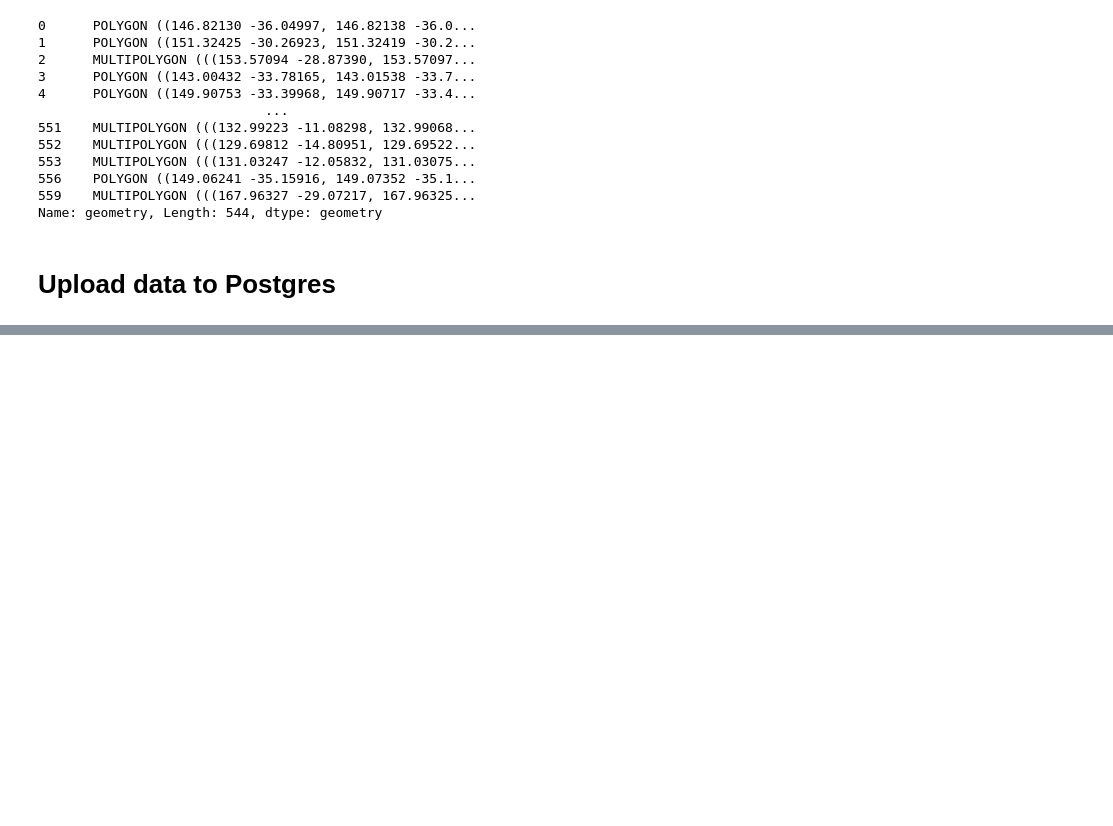
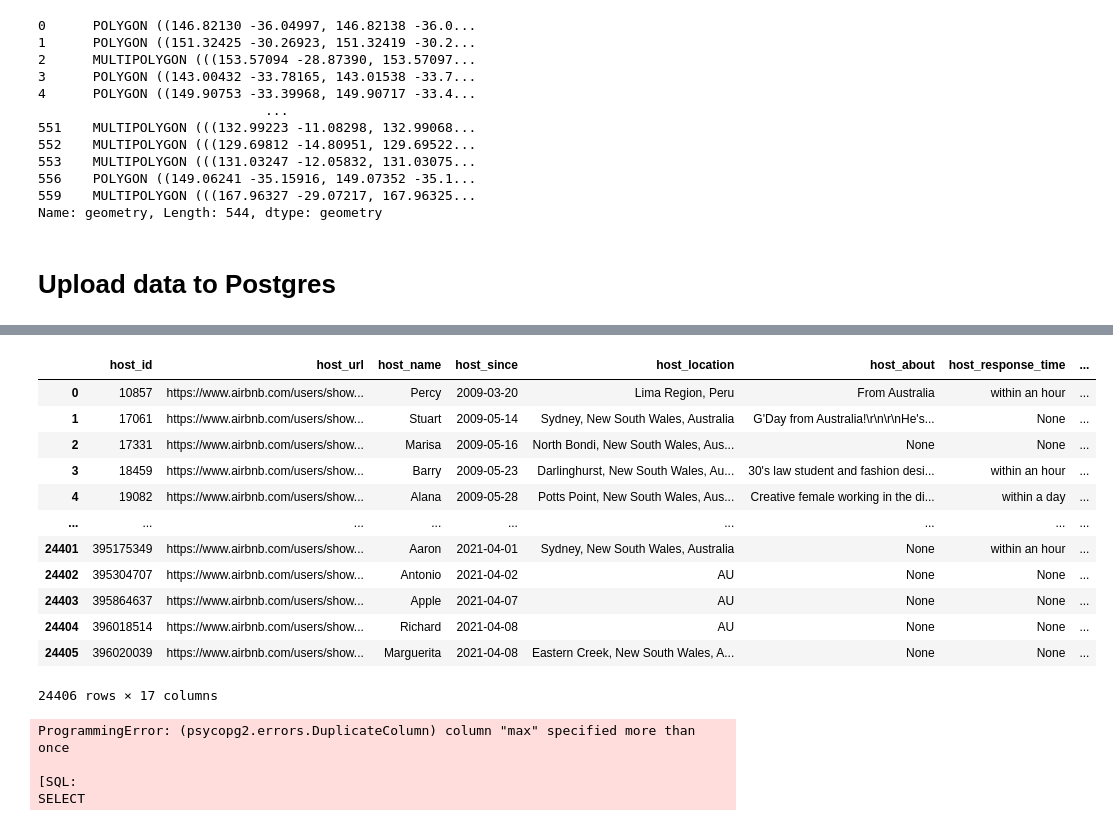
Before and after one commit to roger-yu-ds/bde_ass_2, a Jupyter notebook: notebooks/2_design_star_schema.ipynb, the cells around one changed output, grey strips where cells are left out. Drawn from its saved outputs; the diff is of its cells as text; code cells hidden in the pictures; blank space fills up the shorter version.

```diff
--- a/notebooks/2_design_star_schema.ipynb
+++ b/notebooks/2_design_star_schema.ipynb
@@ -324,0 +493,26 @@ pd.read_sql(con=conn_string,
+# %%
+source_schema = 'raw'
+source_table = 'test_listing_df'
+query = f"""
+SELECT
+  host_id
+, MAX(host_url) AS host_url
+, MAX(host_name) AS host_name
+, MAX(host_since) AS host_since
+, MAX(host_location) AS host_location
+, MAX(host_about) AS host_about
+, MAX(host_response_time) AS host_response_time
+, MAX(host_response_rate) AS host_response_rate
+, MAX(host_acceptance_rate) AS host_acceptance_rate
+, MAX(host_is_superhost) AS host_is_superhost
+, MAX(host_thumbnail_url) AS host_thumbnail_url
+, MAX(host_picture_url) AS host_picture_url
+, MAX(host_listings_count) AS host_listings_count
+, MAX(host_total_listings_count) AS host_total_listings_count
+, MAX(host_verifications) AS host_verifications
+, MAX(host_has_profile_pic) AS host_has_profile_pic
+, MAX(host_identity_verified) AS host_identity_verified
+FROM {source_schema}.{source_table}
+GROUP BY 1
+"""
+print(query)
@@ -324,0 +540,29 @@ pd.read_sql(con=conn_string,
+# %%
+dim_host_df = pd.read_sql(con=engine,
+                          sql=query)
+# %%
+destination_schema = 'star'
+destination_table = 'dim_host'
+
+dim_host_df.to_sql
+# %% [output]
+|  | host_id | host_url | host_name | host_since | host_location | host_about | host_response_time | ... |
+| 0 | 10857 | https://www.airbnb.com/users/show... | Percy | 2009-03-20 | Lima Region, Peru | From Australia | within an hour | ... |
+| 1 | 17061 | https://www.airbnb.com/users/show... | Stuart | 2009-05-14 | Sydney, New South Wales, Australia | G'Day from Australia!\r\n\r\nHe's... | None | ... |
+| 2 | 17331 | https://www.airbnb.com/users/show... | Marisa | 2009-05-16 | North Bondi, New South Wales, Aus... | None | None | ... |
+| 3 | 18459 | https://www.airbnb.com/users/show... | Barry | 2009-05-23 | Darlinghurst, New South Wales, Au... | 30's law student and fashion desi... | within an hour | ... |
+| 4 | 19082 | https://www.airbnb.com/users/show... | Alana | 2009-05-28 | Potts Point, New South Wales, Aus... | Creative female working in the di... | within a day | ... |
+| ... | ... | ... | ... | ... | ... | ... | ... | ... |
+| 24401 | 395175349 | https://www.airbnb.com/users/show... | Aaron | 2021-04-01 | Sydney, New South Wales, Australia | None | within an hour | ... |
+| 24402 | 395304707 | https://www.airbnb.com/users/show... | Antonio | 2021-04-02 | AU | None | None | ... |
+| 24403 | 395864637 | https://www.airbnb.com/users/show... | Apple | 2021-04-07 | AU | None | None | ... |
+| 24404 | 396018514 | https://www.airbnb.com/users/show... | Richard | 2021-04-08 | AU | None | None | ... |
+| 24405 | 396020039 | https://www.airbnb.com/users/show... | Marguerita | 2021-04-08 | Eastern Creek, New South Wales, A... | None | None | ... |
+24406 rows × 17 columns
+# %%
+engine.connect().execute(query)
+# %% [output]
+ProgrammingError: (psycopg2.errors.DuplicateColumn) column "max" specified more than once
+
+[SQL:
+SELECT
```
Also changed, not shown: parts of 62 cells of this notebook, 1 other file.
